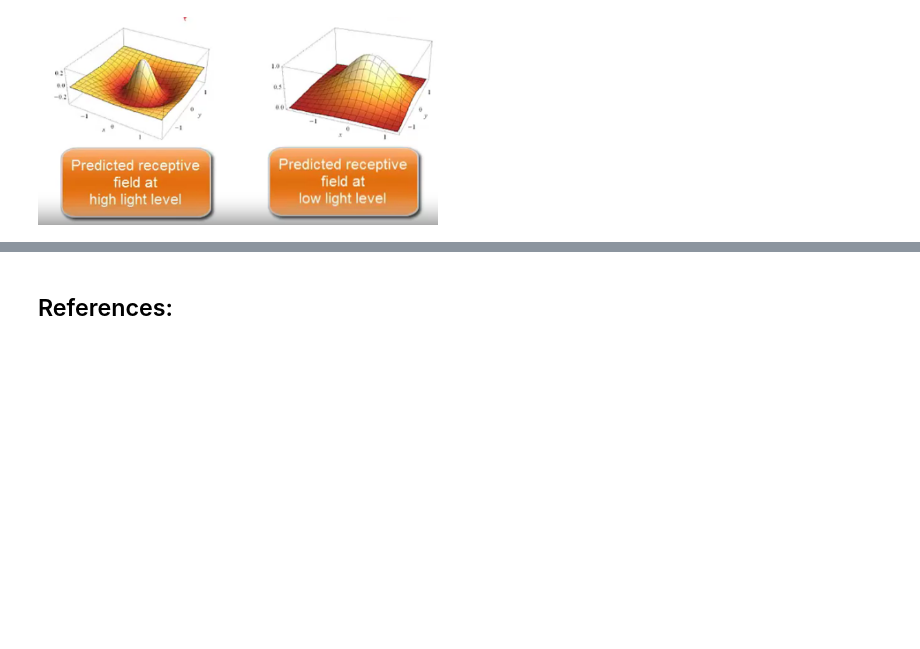
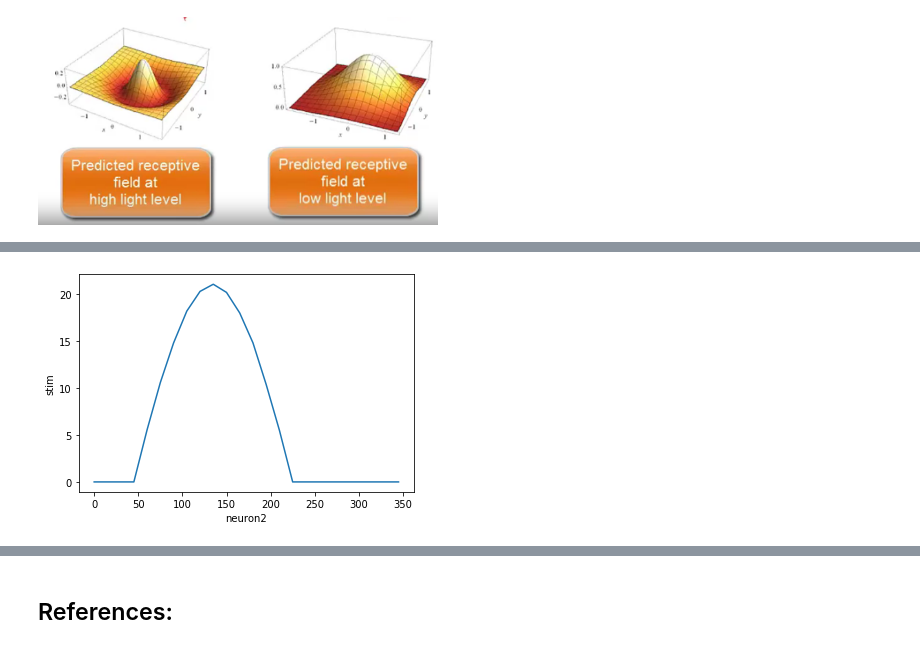
Before and after one commit to mhmdrdwn/com-neuro, a Jupyter notebook: week4.ipynb, the cells around one changed output, grey strips where cells are left out. Saved outputs shown, nothing was run; the diff lists cells and outputs as text; code cells hidden in the pictures; blank space fills up the shorter version.

```diff
--- a/week4.ipynb
+++ b/week4.ipynb
@@ -83,0 +121,7 @@ Image(filename= "dynamic_range_features.png", width=400)
+# %%
+plt.xlabel('neuron2')
+plt.ylabel('stim')
+plt.plot(stim, neuron2)
+plt.show()
+# %% [output]
+[figure, added]
```
Also changed, not shown: parts of 16 cells of this notebook.
